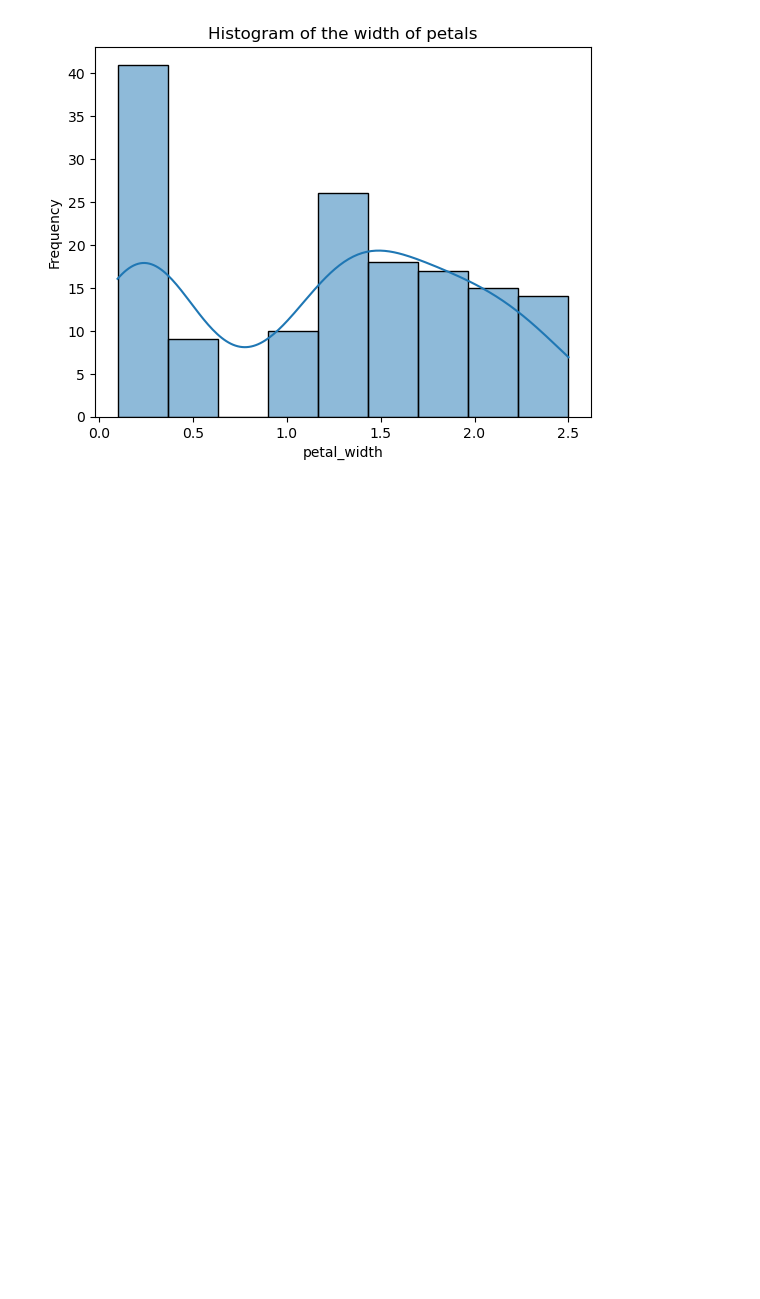
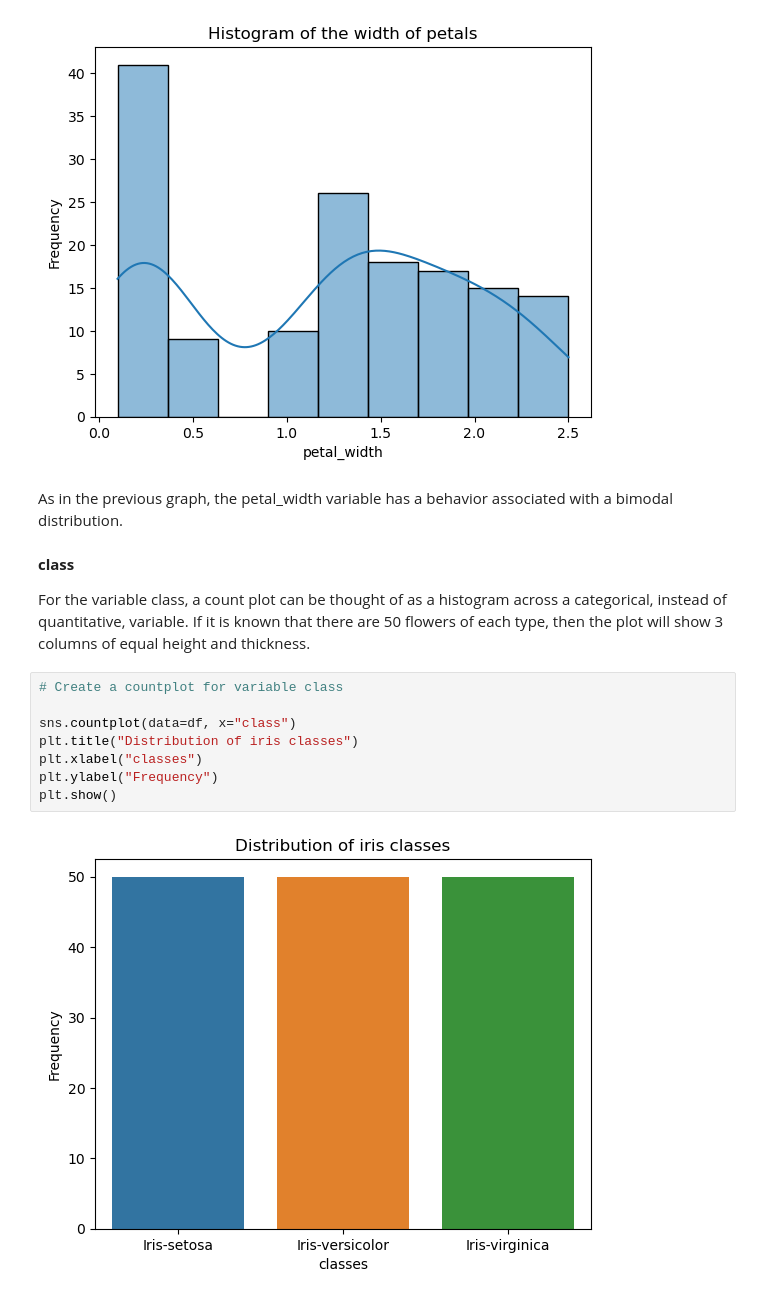
Before and after one commit to jalaca91/Fundamentals-data-analysis, a Jupyter notebook: project.ipynb, the cells around one changed output. Drawn from its saved outputs; the diff is of its cells as text; blank space fills up the shorter version.

Commit message:
plot more variables,correlation + references

```diff
--- a/project.ipynb
+++ b/project.ipynb
@@ -404,3 +432,19 @@ plt.title("Histogram of the width of petals")
 plt.show()
 # %% [output]
 [figure]
+# %% [markdown]
+As in the previous graph, the petal_width variable has a behavior associated with a bimodal distribution.
+# %% [markdown]
+**class**
+
+For the variable class, a count plot can be thought of as a histogram across a categorical, instead of quantitative, variable. If it is known that there are 50 flowers of each type, then the plot will show 3 columns of equal height and thickness.
+# %%
+# Create a countplot for variable class
+
+sns.countplot(data=df, x="class")
+plt.title("Distribution of iris classes")
+plt.xlabel("classes")
+plt.ylabel("Frequency")
+plt.show()
+# %% [output]
+[figure, added]
```
Also changed, not shown: parts of 19 cells of this notebook.
